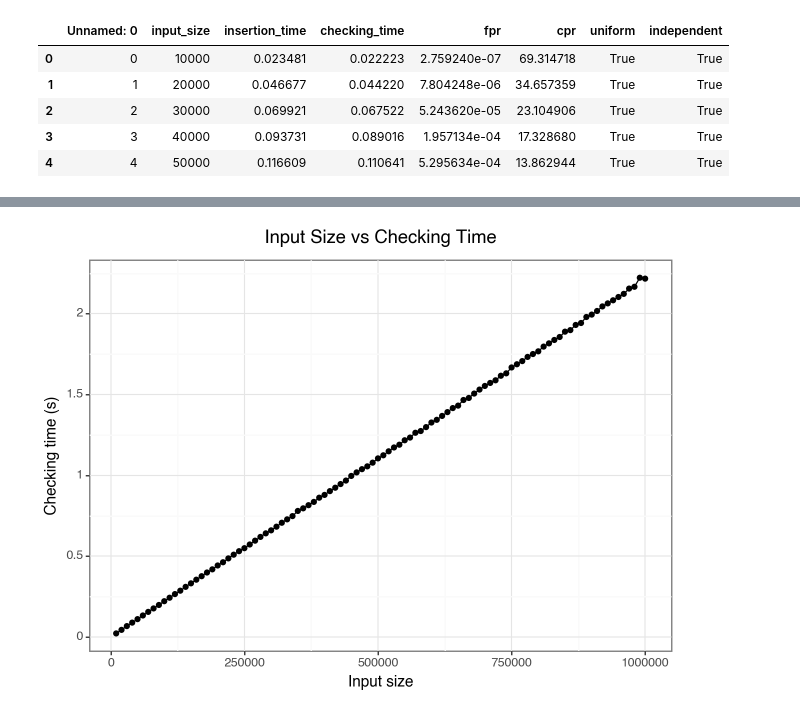
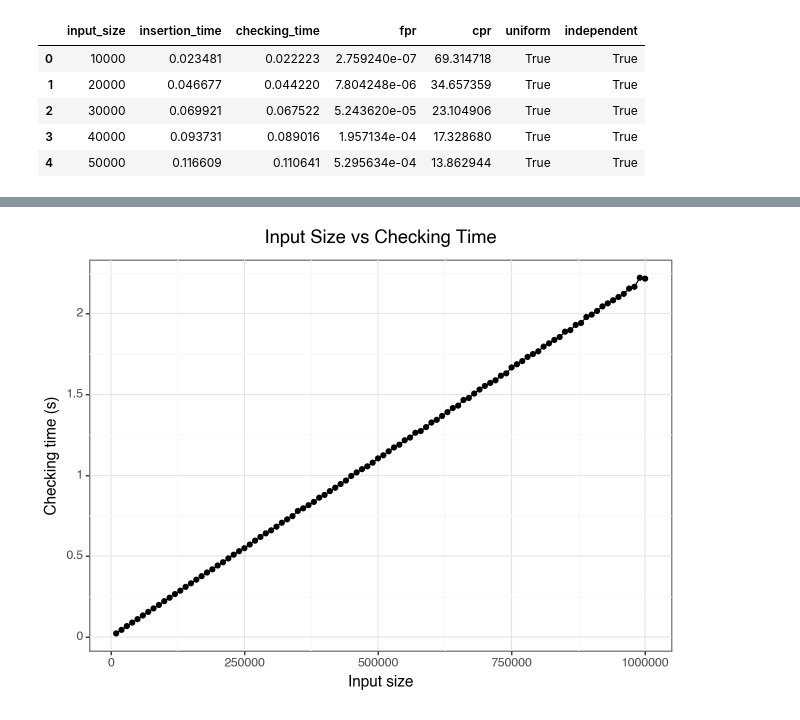
Before and after one commit to Clare-Joyce/CDS_Project, a Jupyter notebook: report.ipynb, the cells around one changed output, grey strips where cells are left out. Saved outputs shown, nothing was run; the diff lists cells and outputs as text; code cells hidden in the pictures.

Commit message:
Set index column to 0 when reading the dataframe

```diff
--- a/report.ipynb
+++ b/report.ipynb
@@ -4,15 +4,15 @@ from plotnine import (ggplot, aes, geom_point,
                       geom_line, theme_bw, labs,
                       theme, element_text)
 # %%
-df = pd.read_csv("dataframe_words_5.csv")
+df = pd.read_csv("dataframe_words_5.csv", index_col=0)
 df.head()
 # %% [output]
-|  | Unnamed: 0 | input_size | insertion_time | checking_time | fpr | cpr | uniform | independent |
-| 0 | 0 | 10000 | 0.023481 | 0.022223 | 2.759240e-07 | 69.314718 | True | True |
-| 1 | 1 | 20000 | 0.046677 | 0.044220 | 7.804248e-06 | 34.657359 | True | True |
-| 2 | 2 | 30000 | 0.069921 | 0.067522 | 5.243620e-05 | 23.104906 | True | True |
-| 3 | 3 | 40000 | 0.093731 | 0.089016 | 1.957134e-04 | 17.328680 | True | True |
-| 4 | 4 | 50000 | 0.116609 | 0.110641 | 5.295634e-04 | 13.862944 | True | True |
+|  | input_size | insertion_time | checking_time | fpr | cpr | uniform | independent |
+| 0 | 10000 | 0.023481 | 0.022223 | 2.759240e-07 | 69.314718 | True | True |
+| 1 | 20000 | 0.046677 | 0.044220 | 7.804248e-06 | 34.657359 | True | True |
+| 2 | 30000 | 0.069921 | 0.067522 | 5.243620e-05 | 23.104906 | True | True |
+| 3 | 40000 | 0.093731 | 0.089016 | 1.957134e-04 | 17.328680 | True | True |
+| 4 | 50000 | 0.116609 | 0.110641 | 5.295634e-04 | 13.862944 | True | True |
 # %%
 
 plot1 = ggplot(df) + aes(x="input_size", y="insertion_time") + geom_line() + theme_bw() + geom_point()
```
